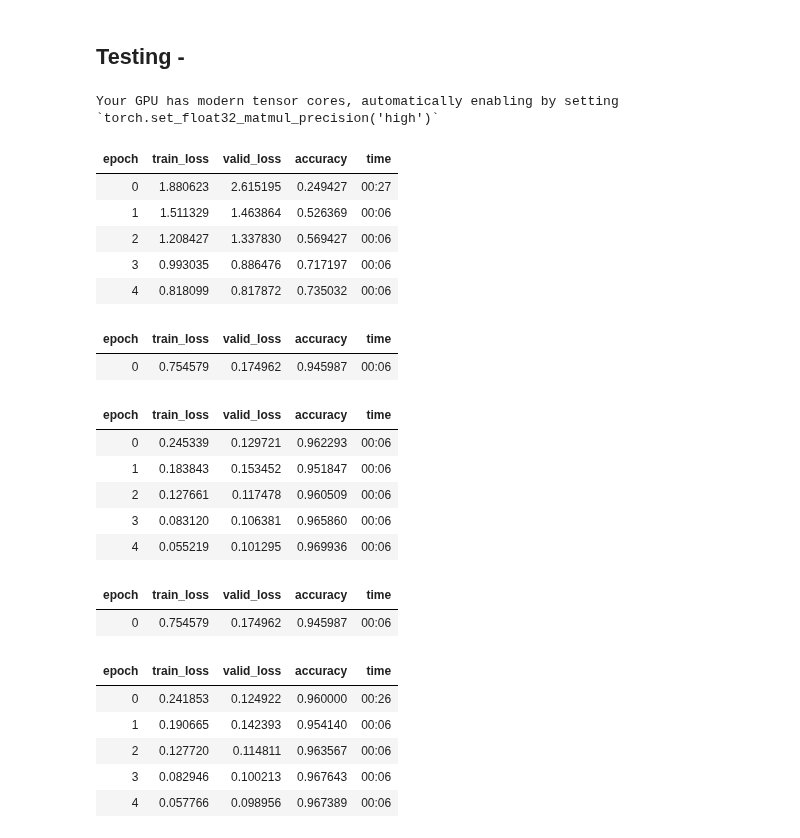
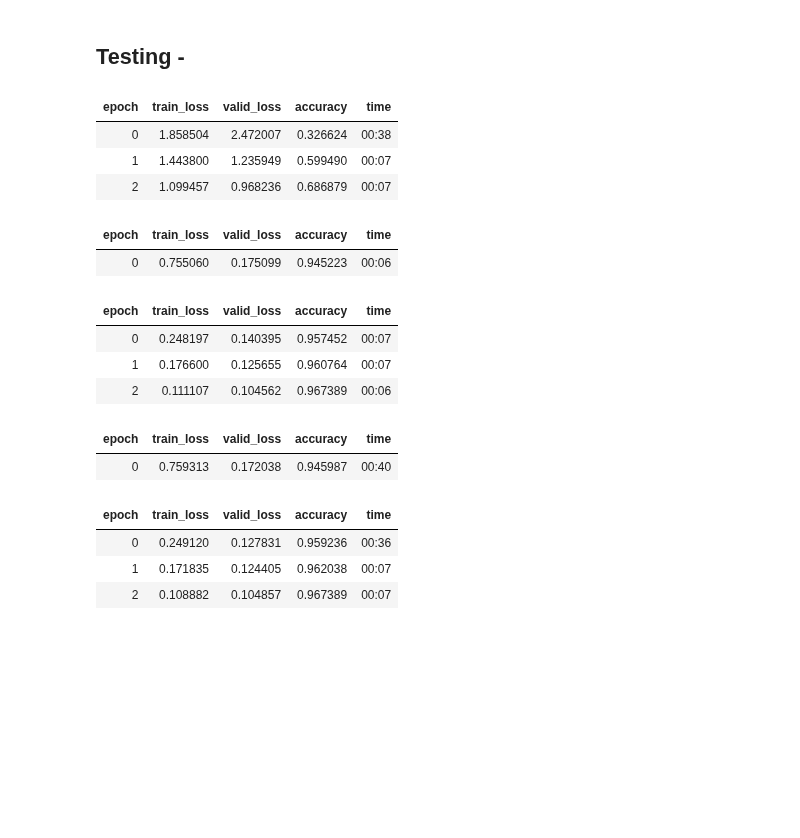
Before and after one commit to warner-benjamin/fastxtend, a Jupyter notebook: nbs/callback.compiler.ipynb, the cells around one changed output. Saved outputs shown, nothing was run; the diff lists cells and outputs as text; code cells hidden in the pictures; blank space fills up the shorter version.

Commit message:
Update Compile to support PyTorch 2.1 nightly

```diff
--- a/nbs/callback.compiler.ipynb
+++ b/nbs/callback.compiler.ipynb
@@ -428,28 +468,24 @@ from fastxtend.utils import *
 warnings.simplefilter("ignore")
 # %%
 #|hide
-#|slow
 #|cuda
 imagenette = untar_data(URLs.IMAGENETTE_160)
 
 with less_random():
     dblock = DataBlock(blocks=(ImageBlock, CategoryBlock),
-                        splitter=GrandparentSplitter(valid_name='val'),
-                        get_items=get_image_files, get_y=parent_label,
-                        item_tfms=Resize(128),
-                        batch_tfms=[*aug_transforms(), Normalize.from_stats(*imagenet_stats)])
+                       splitter=GrandparentSplitter(valid_name='val'),
+                       get_items=get_image_files, get_y=parent_label,
+                       item_tfms=Resize(128),
+                       batch_tfms=[*aug_transforms(), Normalize.from_stats(*imagenet_stats)])
     dls = dblock.dataloaders(imagenette, bs=128, num_workers=num_cpus(), pin_memory=True)
 
     learn = Learner(dls, resnet34(num_classes=dls.c), opt_func=adam(foreach=True),
-                    metrics=Accuracy()).to_channelslast().compile()
-    learn.fit_one_cycle(5, 1e-3)
+                    metrics=Accuracy()).to_channelslast().compile(fullgraph=True)
+    learn.fit_one_cycle(3, 1e-3)
 # %% [output]
-Your GPU has modern tensor cores, automatically enabling by setting `torch.set_float32_matmul_precision('high')`
 | epoch | train_loss | valid_loss | accuracy | time |
-| 0 | 1.880623 | 2.615195 | 0.249427 | 00:27 |
-| 1 | 1.511329 | 1.463864 | 0.526369 | 00:06 |
-| 2 | 1.208427 | 1.337830 | 0.569427 | 00:06 |
-| 3 | 0.993035 | 0.886476 | 0.717197 | 00:06 |
-| 4 | 0.818099 | 0.817872 | 0.735032 | 00:06 |
+| 0 | 1.858504 | 2.472007 | 0.326624 | 00:38 |
+| 1 | 1.443800 | 1.235949 | 0.599490 | 00:07 |
+| 2 | 1.099457 | 0.968236 | 0.686879 | 00:07 |
 # %%
 #|hide
@@ -458,29 +493,26 @@ Your GPU has modern tensor cores, automatically enabling by setting `torch.set_f
 free_gpu_memory(learn, dls)
 # %%
 #|hide
-#|slow
 #|cuda
 imagenette = untar_data(URLs.IMAGENETTE_160)
 
 with less_random():
     dblock = DataBlock(blocks=(ImageBlock, CategoryBlock),
-                        splitter=GrandparentSplitter(valid_name='val'),
-                        get_items=get_image_files, get_y=parent_label,
-                        item_tfms=Resize(128),
-                        batch_tfms=[*aug_transforms(), Normalize.from_stats(*imagenet_stats)])
+                       splitter=GrandparentSplitter(valid_name='val'),
+                       get_items=get_image_files, get_y=parent_label,
+                       item_tfms=Resize(128),
+                       batch_tfms=[*aug_transforms(), Normalize.from_stats(*imagenet_stats)])
     dls = dblock.dataloaders(imagenette, bs=128, num_workers=num_cpus(), pin_memory=True)
 
     learn = vision_learner(dls, resnet34, opt_func=adam(foreach=True),
                            metrics=Accuracy()).to_channelslast()
-    learn.fine_tune(5)
+    learn.fine_tune(3)
 # %% [output]
 | epoch | train_loss | valid_loss | accuracy | time |
-| 0 | 0.754579 | 0.174962 | 0.945987 | 00:06 |
+| 0 | 0.755060 | 0.175099 | 0.945223 | 00:06 |
 | epoch | train_loss | valid_loss | accuracy | time |
-| 0 | 0.245339 | 0.129721 | 0.962293 | 00:06 |
-| 1 | 0.183843 | 0.153452 | 0.951847 | 00:06 |
-| 2 | 0.127661 | 0.117478 | 0.960509 | 00:06 |
-| 3 | 0.083120 | 0.106381 | 0.965860 | 00:06 |
-| 4 | 0.055219 | 0.101295 | 0.969936 | 00:06 |
+| 0 | 0.248197 | 0.140395 | 0.957452 | 00:07 |
+| 1 | 0.176600 | 0.125655 | 0.960764 | 00:07 |
+| 2 | 0.111107 | 0.104562 | 0.967389 | 00:06 |
 # %%
 #|hide
@@ -489,29 +520,26 @@ with less_random():
 free_gpu_memory(learn, dls)
 # %%
 #|hide
-#|slow
 #|cuda
 imagenette = untar_data(URLs.IMAGENETTE_160)
 
 with less_random():
     dblock = DataBlock(blocks=(ImageBlock, CategoryBlock),
-                        splitter=GrandparentSplitter(valid_name='val'),
-                        get_items=get_image_files, get_y=parent_label,
-                        item_tfms=Resize(128),
-                        batch_tfms=[*aug_transforms(), Normalize.from_stats(*imagenet_stats)])
+                       splitter=GrandparentSplitter(valid_name='val'),
+                       get_items=get_image_files, get_y=parent_label,
+                       item_tfms=Resize(128),
+                       batch_tfms=[*aug_transforms(), Normalize.from_stats(*imagenet_stats)])
     dls = dblock.dataloaders(imagenette, bs=128, num_workers=num_cpus(), pin_memory=True)
 
     learn = vision_learner(dls, resnet34, opt_func=adam(foreach=True),
-                    metrics=Accuracy()).to_channelslast().compile()
-    learn.fine_tune(5)
+                           metrics=Accuracy()).to_channelslast().compile()
+    learn.fine_tune(3, compile_frozen=True)
 # %% [output]
 | epoch | train_loss | valid_loss | accuracy | time |
-| 0 | 0.754579 | 0.174962 | 0.945987 | 00:06 |
+| 0 | 0.759313 | 0.172038 | 0.945987 | 00:40 |
 | epoch | train_loss | valid_loss | accuracy | time |
-| 0 | 0.241853 | 0.124922 | 0.960000 | 00:26 |
-| 1 | 0.190665 | 0.142393 | 0.954140 | 00:06 |
-| 2 | 0.127720 | 0.114811 | 0.963567 | 00:06 |
-| 3 | 0.082946 | 0.100213 | 0.967643 | 00:06 |
-| 4 | 0.057766 | 0.098956 | 0.967389 | 00:06 |
+| 0 | 0.249120 | 0.127831 | 0.959236 | 00:36 |
+| 1 | 0.171835 | 0.124405 | 0.962038 | 00:07 |
+| 2 | 0.108882 | 0.104857 | 0.967389 | 00:07 |
 # %%
 #|hide
```
Also changed, not shown: parts of 34 cells of this notebook, 1 other file.
